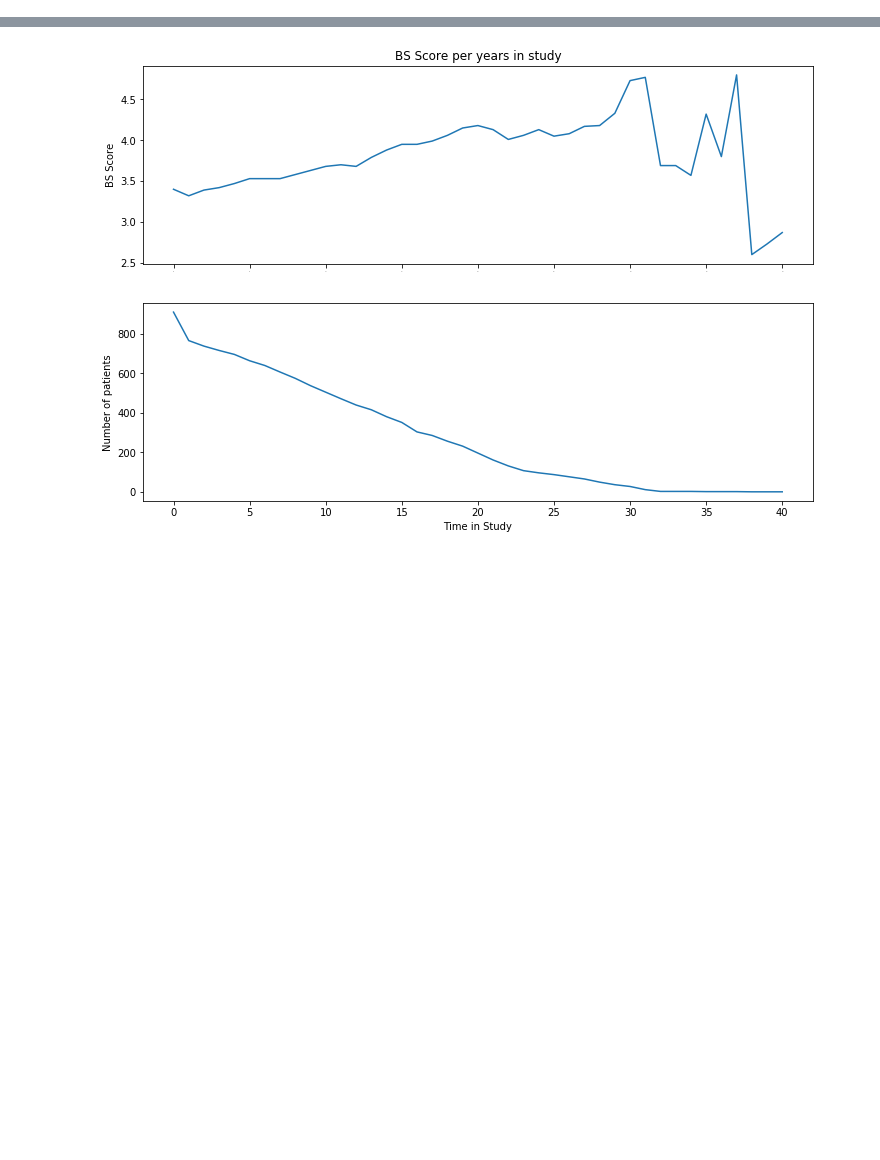
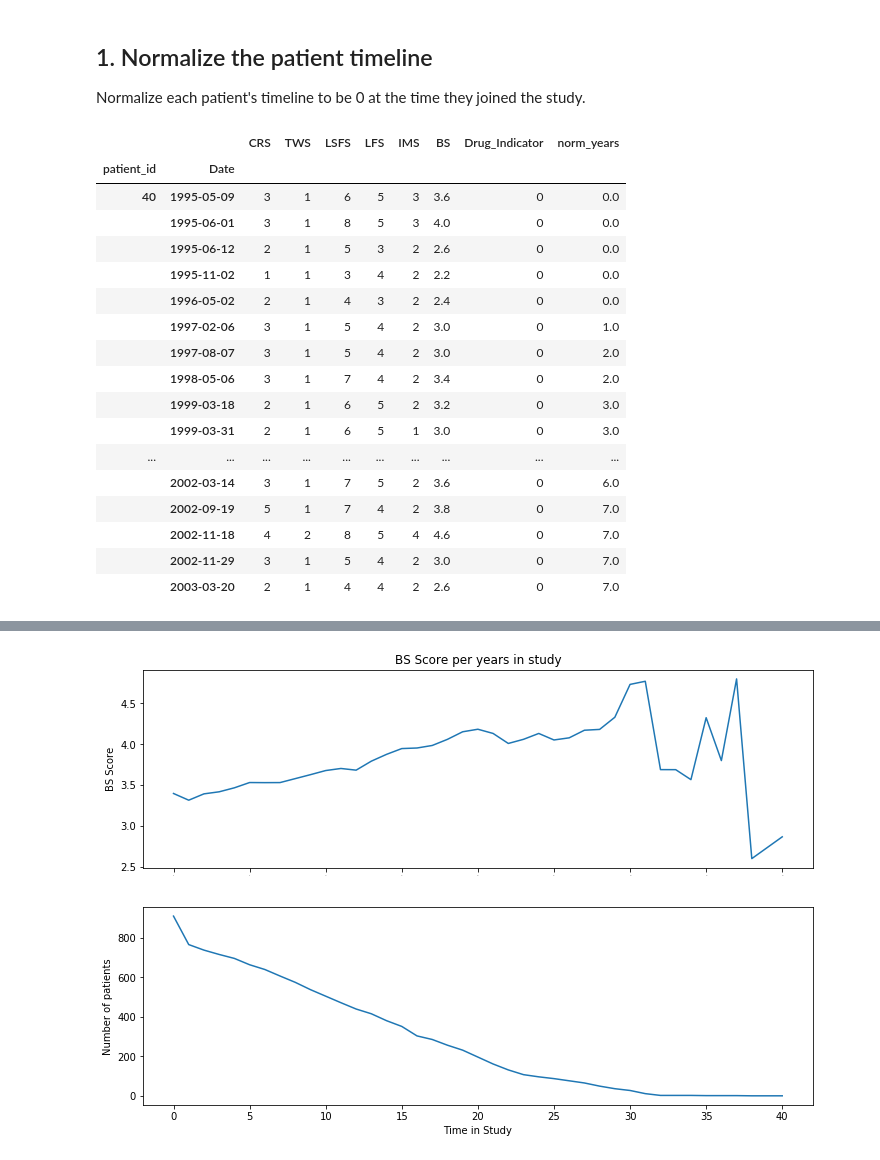
Before and after one commit to Rendiere/as-analysis, a Jupyter notebook: src/bs-over-time.ipynb, the cells around one changed output, grey strips where cells are left out. Cells and saved outputs as stored; diff of their text form; code cells hidden in the pictures; blank space fills up the shorter version.

```diff
--- a/src/bs-over-time.ipynb
+++ b/src/bs-over-time.ipynb
@@ -42,0 +13,17 @@ If either patient had more than 1 measurement in their first year in the study,
+# %%
+basmi_df = pd.read_excel('data/clean_basmi.xls', index_col=(0,1))
+
+# Turn the Drug column into binary
+basmi_df['Drug_Indicator'] = basmi_df['Drug'].notnull().map({False: 0, True: 1})
+basmi_df.drop('Drug',axis=1, inplace=True)
+
+patients = basmi_df.index.get_level_values('patient_id').unique()
+
+print('Number of patients in basmi dataset:', len(patients))
+print('Dimension of BS dataset:', basmi_df.shape)
+
+print(basmi_df.head())
+
+# Import demographics data
+demo_df = pd.read_excel('./data/demographics and Biologics data.xlsx')
+print('Dimension of demographics dataset:', demo_df.shape)
@@ -42,0 +41,32 @@ If either patient had more than 1 measurement in their first year in the study,
+# %% [markdown]
+## 1.  Normalize the patient timeline
+
+Normalize each patient's timeline to be 0 at the time they joined the study.
+# %%
+def get_norm_years(df):
+    dates = df.index.get_level_values('Date')
+    start_date = min(dates)
+    norm_years = [int(pd.Timedelta(date - start_date).days / 365) for date in dates]
+    return norm_years
+
+basmi_df['norm_years'] = basmi_df.groupby(level=0)['BS'].transform(get_norm_years)
+basmi_df.head(20)
+# %% [output]
+|  |  | CRS | TWS | LSFS | LFS | IMS | BS | Drug_Indicator | norm_years |
+| patient_id | Date |  |  |  |  |  |  |  |  |
+| 40 | 1995-05-09 | 3 | 1 | 6 | 5 | 3 | 3.6 | 0 | 0.0 |
+|  | 1995-06-01 | 3 | 1 | 8 | 5 | 3 | 4.0 | 0 | 0.0 |
+|  | 1995-06-12 | 2 | 1 | 5 | 3 | 2 | 2.6 | 0 | 0.0 |
+|  | 1995-11-02 | 1 | 1 | 3 | 4 | 2 | 2.2 | 0 | 0.0 |
+|  | 1996-05-02 | 2 | 1 | 4 | 3 | 2 | 2.4 | 0 | 0.0 |
+|  | 1997-02-06 | 3 | 1 | 5 | 4 | 2 | 3.0 | 0 | 1.0 |
+|  | 1997-08-07 | 3 | 1 | 5 | 4 | 2 | 3.0 | 0 | 2.0 |
+|  | 1998-05-06 | 3 | 1 | 7 | 4 | 2 | 3.4 | 0 | 2.0 |
+|  | 1999-03-18 | 2 | 1 | 6 | 5 | 2 | 3.2 | 0 | 3.0 |
+|  | 1999-03-31 | 2 | 1 | 6 | 5 | 1 | 3.0 | 0 | 3.0 |
+| ... | ... | ... | ... | ... | ... | ... | ... | ... | ... |
+|  | 2002-03-14 | 3 | 1 | 7 | 5 | 2 | 3.6 | 0 | 6.0 |
+|  | 2002-09-19 | 5 | 1 | 7 | 4 | 2 | 3.8 | 0 | 7.0 |
+|  | 2002-11-18 | 4 | 2 | 8 | 5 | 4 | 4.6 | 0 | 7.0 |
+|  | 2002-11-29 | 3 | 1 | 5 | 4 | 2 | 3.0 | 0 | 7.0 |
+|  | 2003-03-20 | 2 | 1 | 4 | 4 | 2 | 2.6 | 0 | 7.0 |
```
Also changed, not shown: parts of 20 cells of this notebook.
